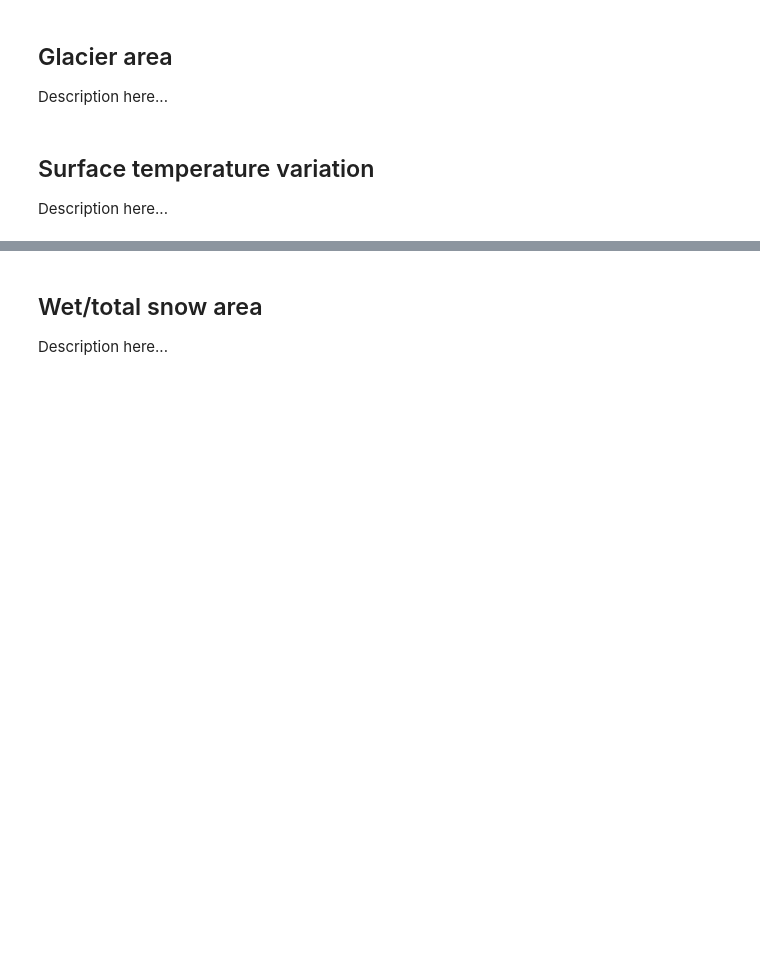
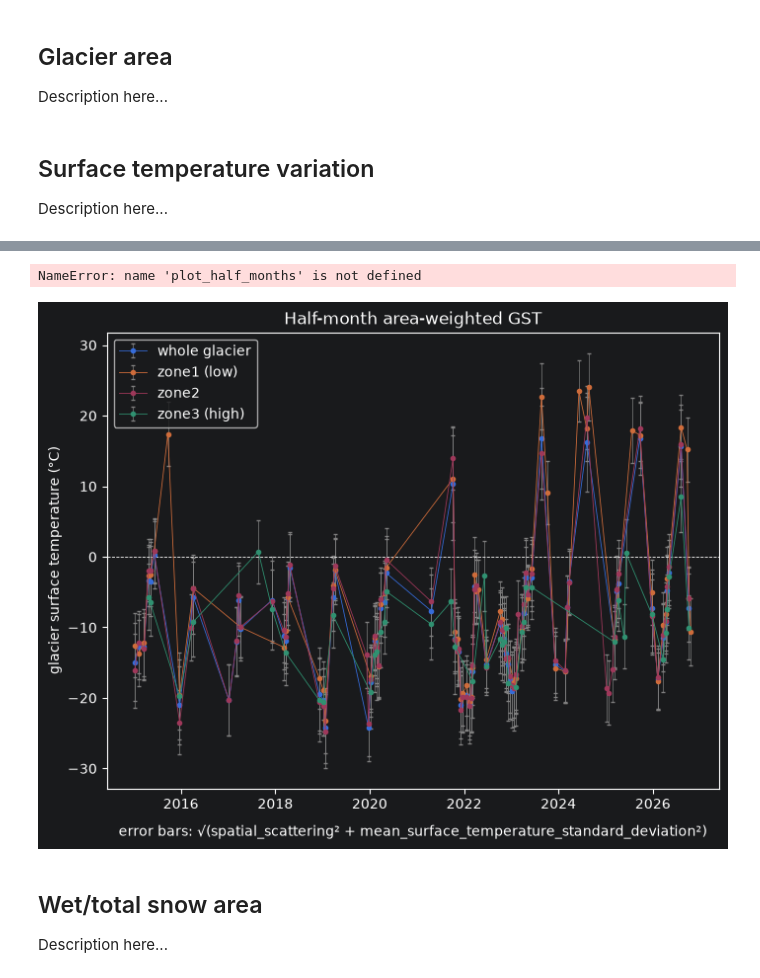
Before and after one commit to jgnnfw/EO_Cryosphere, a Jupyter notebook: main.ipynb, the cells around one changed output, grey strips where cells are left out. Cells and saved outputs as stored; diff of their text form; code cells hidden in the pictures; blank space fills up the shorter version.

Commit message:
gst analysis (plotting of observation dates)

```diff
--- a/main.ipynb
+++ b/main.ipynb
@@ -29,7 +31,7 @@ print(aoi_center_lon_lat)
 [81.77351981643862, 30.21758428472221]
 # %%
 START = "2015-01-01"
-END = "2027-01-01"
+END = "2026-12-31"
 # %% [markdown]
 ## Image Collections Analysis
 
@@ -53,3 +55,6 @@ Description here...
 ## Surface temperature variation
 
 Description here...
+# %%
+glacier_mask, mask_status = get_glacier_mask(roi=AOI)
+print("Glacier mask source:", mask_status)
@@ -55,0 +63,4 @@ Description here...
+# %%
+dem = ee.Image("USGS/SRTMGL1_003").select("elevation")
+bin_img = dem.divide(BIN_M).floor().multiply(BIN_M).toInt().rename("bin") # 50 bzw. BIN_M grosse Höhenstufen
+show_map(dem=dem, roi=AOI, glacier_mask=glacier_mask)
@@ -55,0 +69,5 @@ Description here...
+# %%
+raw_gst = download(bin_img, glacier_mask, AOI, START, END)
+gst_half_month = process(raw_gst)
+ablation_trend = ablation_trend(gst_half_month)
+gst_half_month.head()
@@ -56,3 +101,11 @@ Description here...
+# %%
+plot_half_months(gst_half_month)
+# %% [output]
+NameError: name 'plot_half_months' is not defined
+# %%
+fig = plot_gst_series(gst_half_month)
+# %% [output]
+[figure, added]
 # %% [markdown]
 ## Wet/total snow area
 
```
Also changed, not shown: parts of 5 cells of this notebook, 1 other file.
